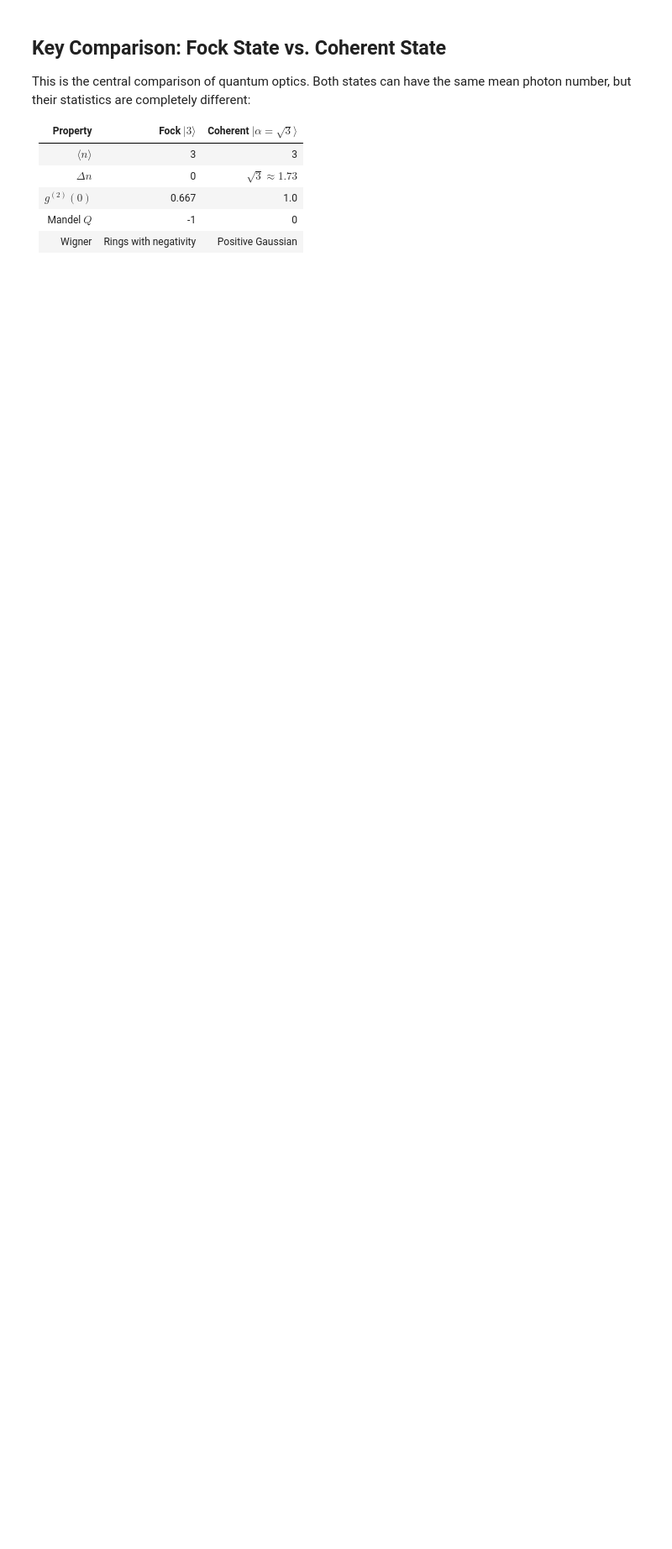
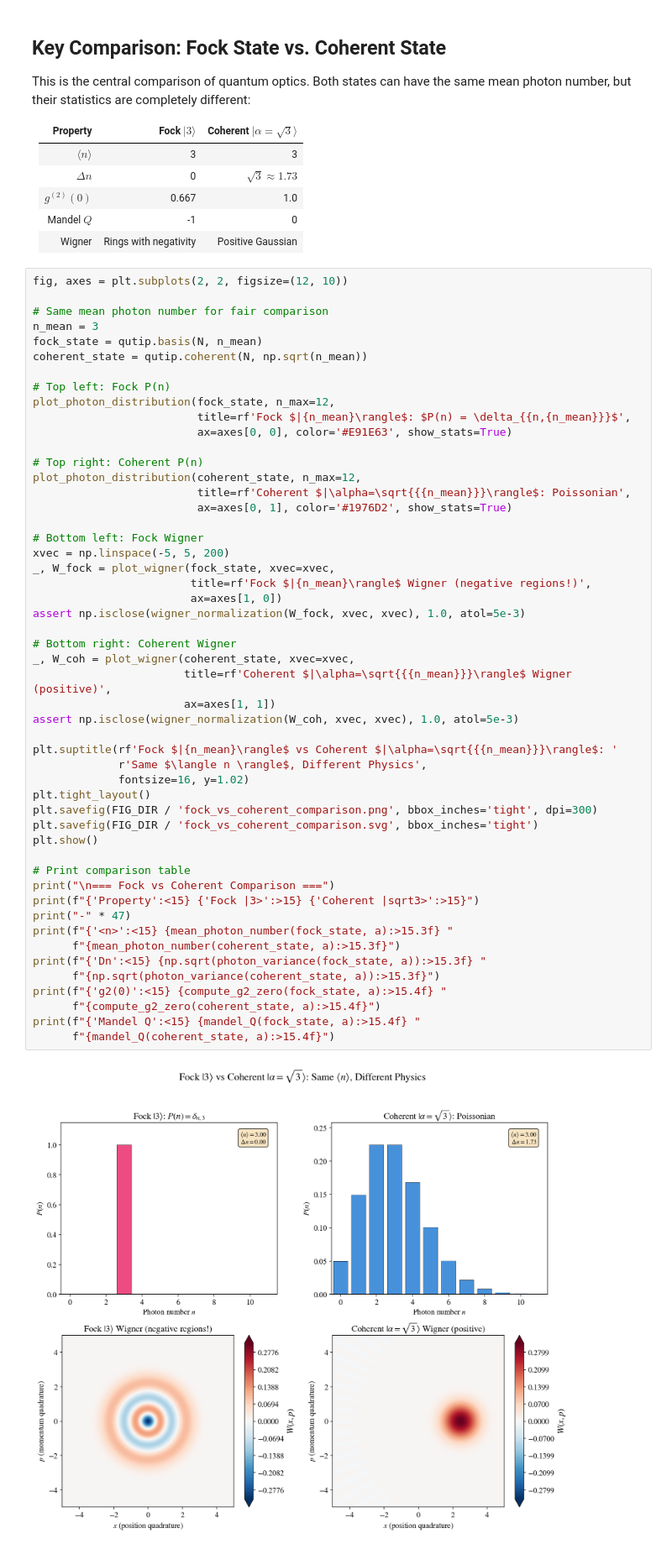
Before and after one commit to abbas-ahmad-cowlar/quantum-states-of-light, a Jupyter notebook: notebooks/02_coherent_states.ipynb, the cells around one changed output. Shown at 84% size. Drawn from its saved outputs; the diff is of its cells as text; blank space fills up the shorter version.

Commit message:
Add 02 coherent states cell 24: fig, axes = plt.subplots(2, 2, figsize=(12, 10))

```diff
--- a/notebooks/02_coherent_states.ipynb
+++ b/notebooks/02_coherent_states.ipynb
@@ -367,3 +367,56 @@ mean photon number, but their statistics are completely different:
 | $g^{(2)}(0)$ | 0.667 | 1.0 |
 | Mandel $Q$ | -1 | 0 |
 | Wigner | Rings with negativity | Positive Gaussian |
+# %%
+fig, axes = plt.subplots(2, 2, figsize=(12, 10))
+
+# Same mean photon number for fair comparison
+n_mean = 3
+fock_state = qutip.basis(N, n_mean)
+coherent_state = qutip.coherent(N, np.sqrt(n_mean))
+
+# Top left: Fock P(n)
+plot_photon_distribution(fock_state, n_max=12,
+                         title=rf'Fock $|{n_mean}\rangle$: $P(n) = \delta_{{n,{n_mean}}}$',
+                         ax=axes[0, 0], color='#E91E63', show_stats=True)
+
+# Top right: Coherent P(n)
+plot_photon_distribution(coherent_state, n_max=12,
+                         title=rf'Coherent $|\alpha=\sqrt{{{n_mean}}}\rangle$: Poissonian',
+                         ax=axes[0, 1], color='#1976D2', show_stats=True)
+
+# Bottom left: Fock Wigner
+xvec = np.linspace(-5, 5, 200)
+_, W_fock = plot_wigner(fock_state, xvec=xvec,
+                        title=rf'Fock $|{n_mean}\rangle$ Wigner (negative regions!)',
+                        ax=axes[1, 0])
+assert np.isclose(wigner_normalization(W_fock, xvec, xvec), 1.0, atol=5e-3)
+
+# Bottom right: Coherent Wigner
+_, W_coh = plot_wigner(coherent_state, xvec=xvec,
+                       title=rf'Coherent $|\alpha=\sqrt{{{n_mean}}}\rangle$ Wigner (positive)',
+                       ax=axes[1, 1])
+assert np.isclose(wigner_normalization(W_coh, xvec, xvec), 1.0, atol=5e-3)
+
+plt.suptitle(rf'Fock $|{n_mean}\rangle$ vs Coherent $|\alpha=\sqrt{{{n_mean}}}\rangle$: '
+             r'Same $\langle n \rangle$, Different Physics',
+             fontsize=16, y=1.02)
+plt.tight_layout()
+plt.savefig(FIG_DIR / 'fock_vs_coherent_comparison.png', bbox_inches='tight', dpi=300)
+plt.savefig(FIG_DIR / 'fock_vs_coherent_comparison.svg', bbox_inches='tight')
+plt.show()
+
+# Print comparison table
+print("\n=== Fock vs Coherent Comparison ===")
+print(f"{'Property':<15} {'Fock |3>':>15} {'Coherent |sqrt3>':>15}")
+print("-" * 47)
+print(f"{'<n>':<15} {mean_photon_number(fock_state, a):>15.3f} "
+      f"{mean_photon_number(coherent_state, a):>15.3f}")
+print(f"{'Dn':<15} {np.sqrt(photon_variance(fock_state, a)):>15.3f} "
+      f"{np.sqrt(photon_variance(coherent_state, a)):>15.3f}")
+print(f"{'g2(0)':<15} {compute_g2_zero(fock_state, a):>15.4f} "
+      f"{compute_g2_zero(coherent_state, a):>15.4f}")
+print(f"{'Mandel Q':<15} {mandel_Q(fock_state, a):>15.4f} "
+      f"{mandel_Q(coherent_state, a):>15.4f}")
+# %% [output]
+[figure, added]
```
Also changed, not shown: parts of 1 cell of this notebook.
